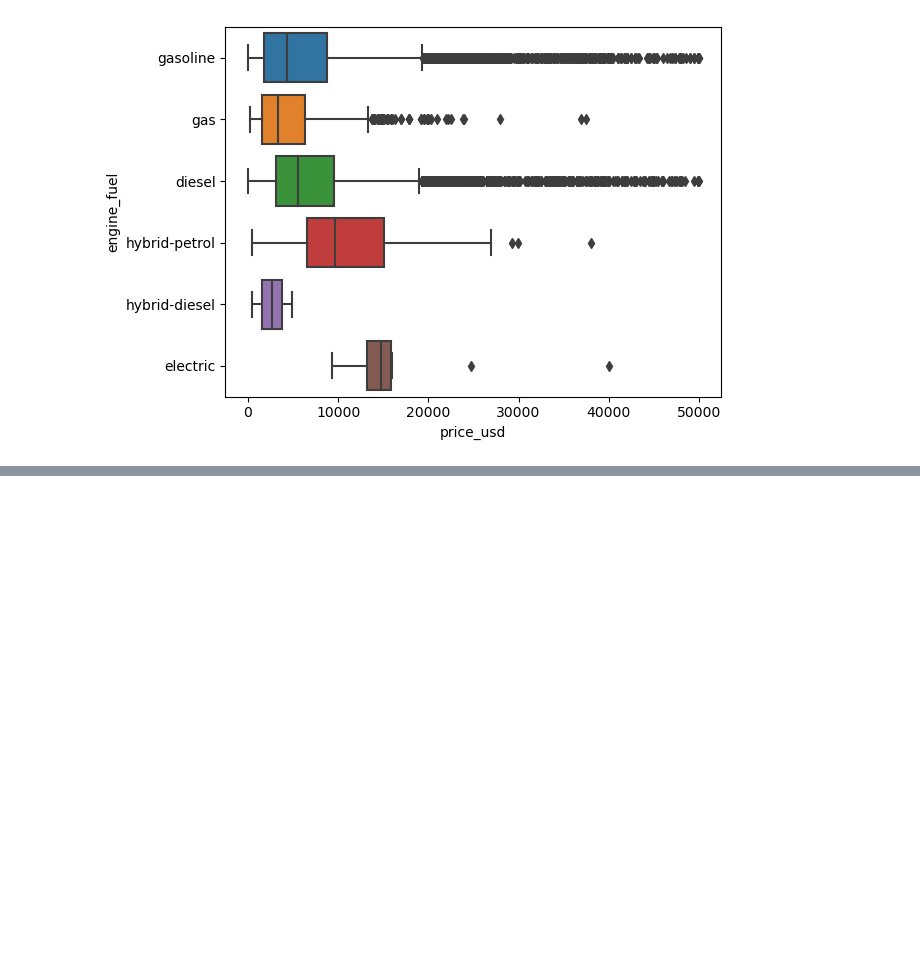
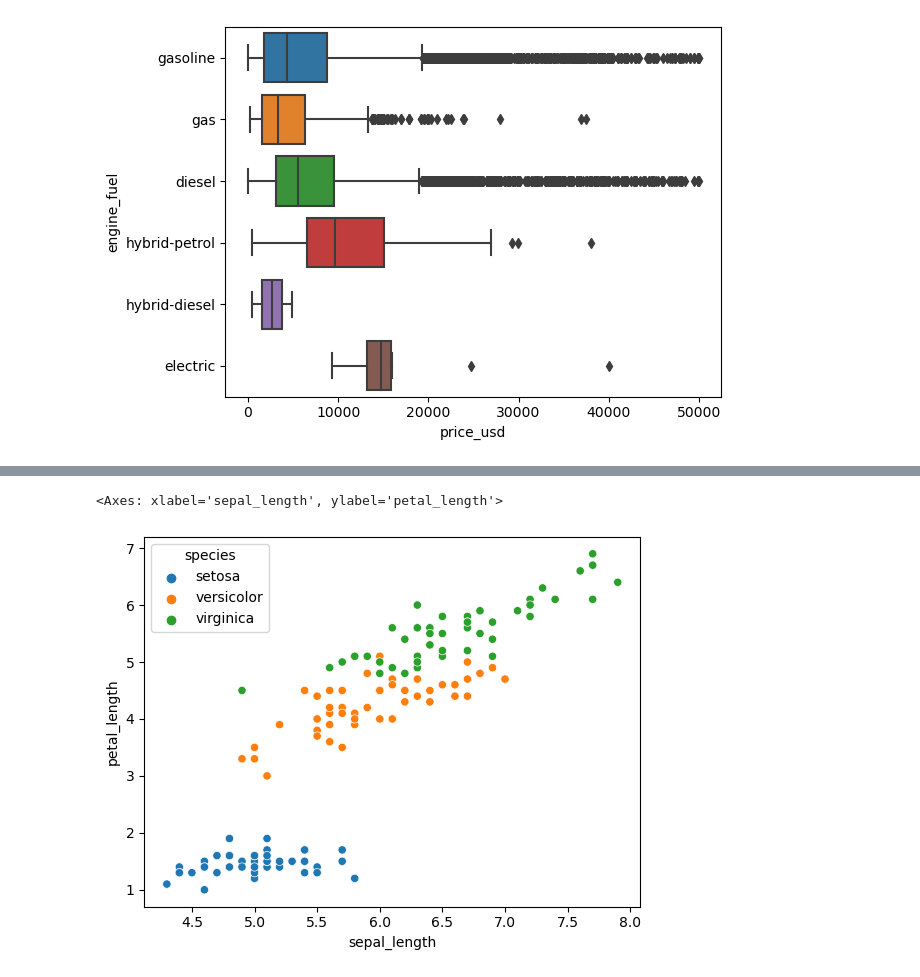
Before and after one commit to data4if/project_math, a Jupyter notebook: statics.ipynb, the cells around one changed output, grey strips where cells are left out. Drawn from its saved outputs; the diff is of its cells as text; code cells hidden in the pictures; blank space fills up the shorter version.

```diff
--- a/statics.ipynb
+++ b/statics.ipynb
@@ -68,3 +69,9 @@ sns.boxplot(data=data,x='price_usd', y='engine_fuel')
 # %% [output]
 <Axes: xlabel='price_usd', ylabel='engine_fuel'>
 [figure]
+# %%
+#data['engine_type'].plot(kind='pie')
+# Hay que limpiar el data-set para que los object sean de tipo char
+# plt.pie(data=data,x=data['engine_type'])
+irir=sns.load_dataset('iris')
+irir.head()
@@ -70,0 +97,5 @@ sns.boxplot(data=data,x='price_usd', y='engine_fuel')
+# %%
+sns.scatterplot(data=irir, x='sepal_length', y='petal_length', hue='species')
+# %% [output]
+<Axes: xlabel='sepal_length', ylabel='petal_length'>
+[figure, added]
```
Also changed, not shown: parts of 3 cells of this notebook.
